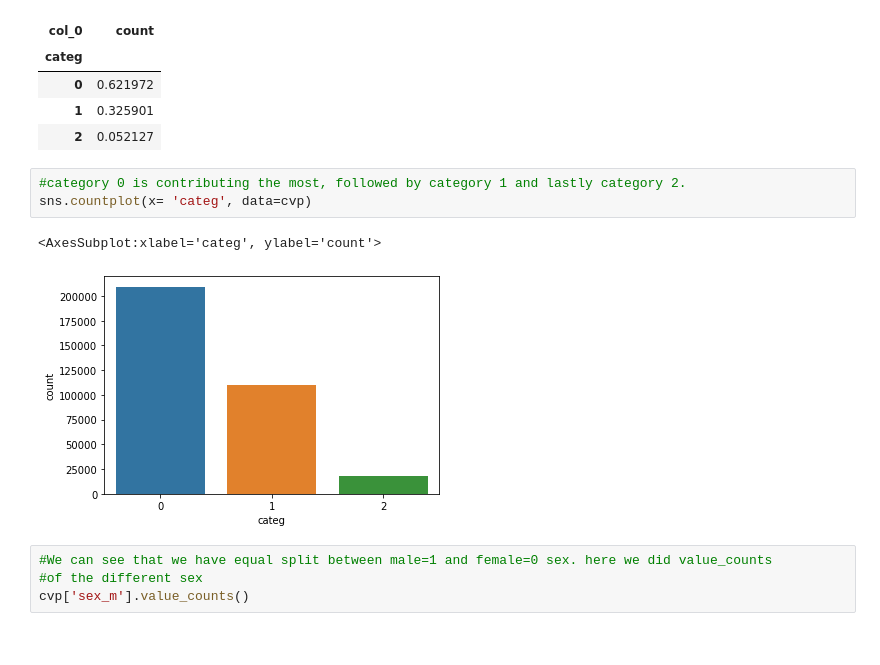
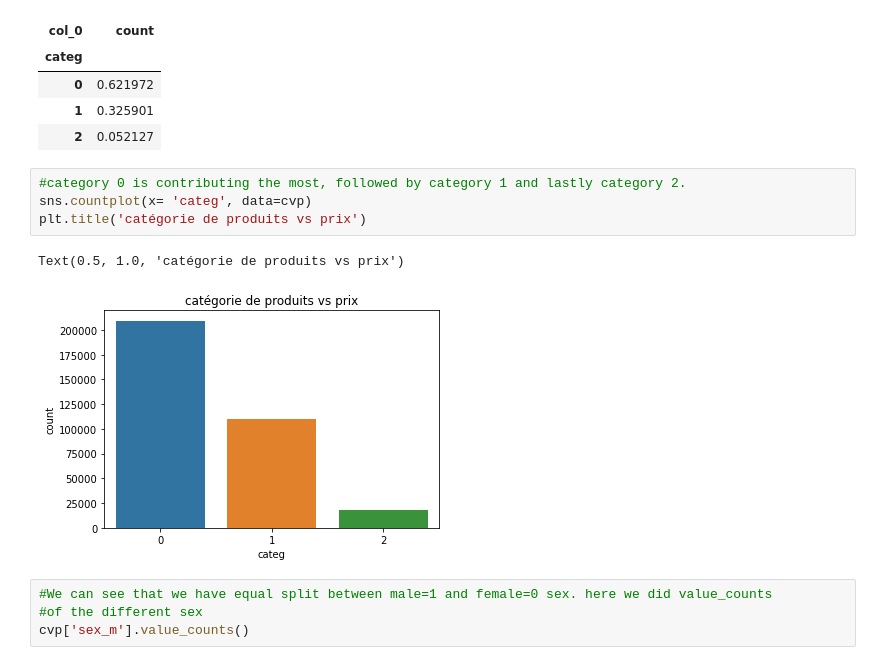
Before and after one commit to beniseolu/online-sale-project, a Jupyter notebook: analysis.ipynb, the cells around one changed output. Cells and saved outputs as stored; diff of their text form.

```diff
--- a/analysis.ipynb
+++ b/analysis.ipynb
@@ -509,9 +523,10 @@ pd.crosstab(cvp['categ'], columns= 'count', normalize=True)
 # %%
 #category 0 is contributing the most, followed by category 1 and lastly category 2.
 sns.countplot(x= 'categ', data=cvp)
+plt.title('catégorie de produits vs prix')
 # %% [output]
-<AxesSubplot:xlabel='categ', ylabel='count'>
+Text(0.5, 1.0, 'catégorie de produits vs prix')
-[figure, old version]
+[figure, new version]
 # %%
 #We can see that we have equal split between male=1 and female=0 sex. here we did value_counts
 #of the different sex
```
Also changed, not shown: parts of 25 cells of this notebook.
